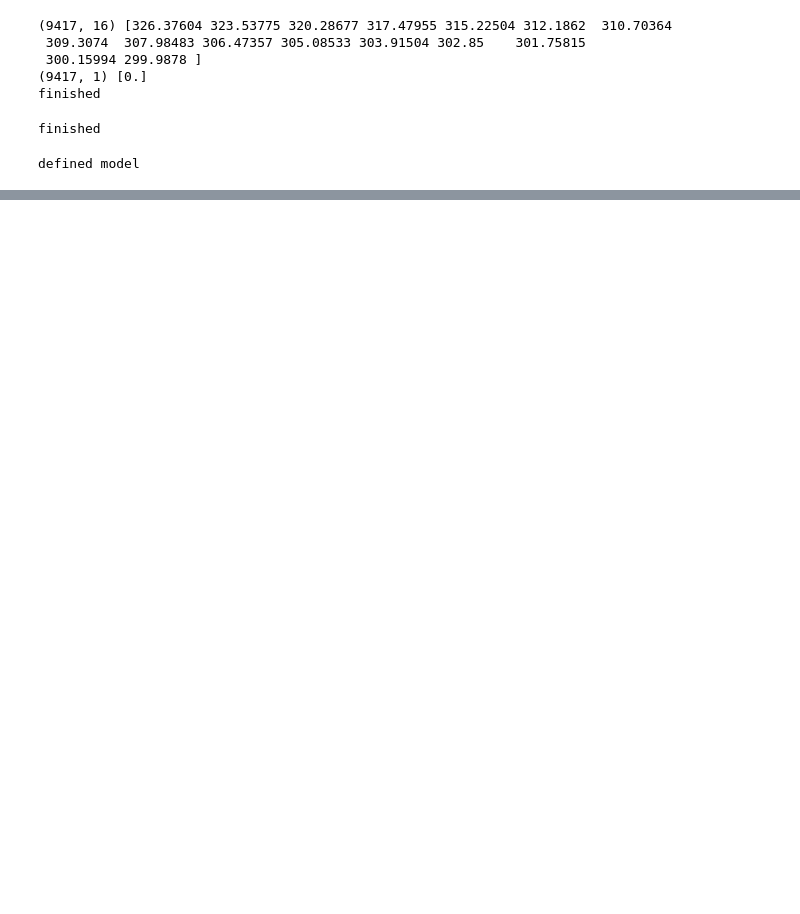
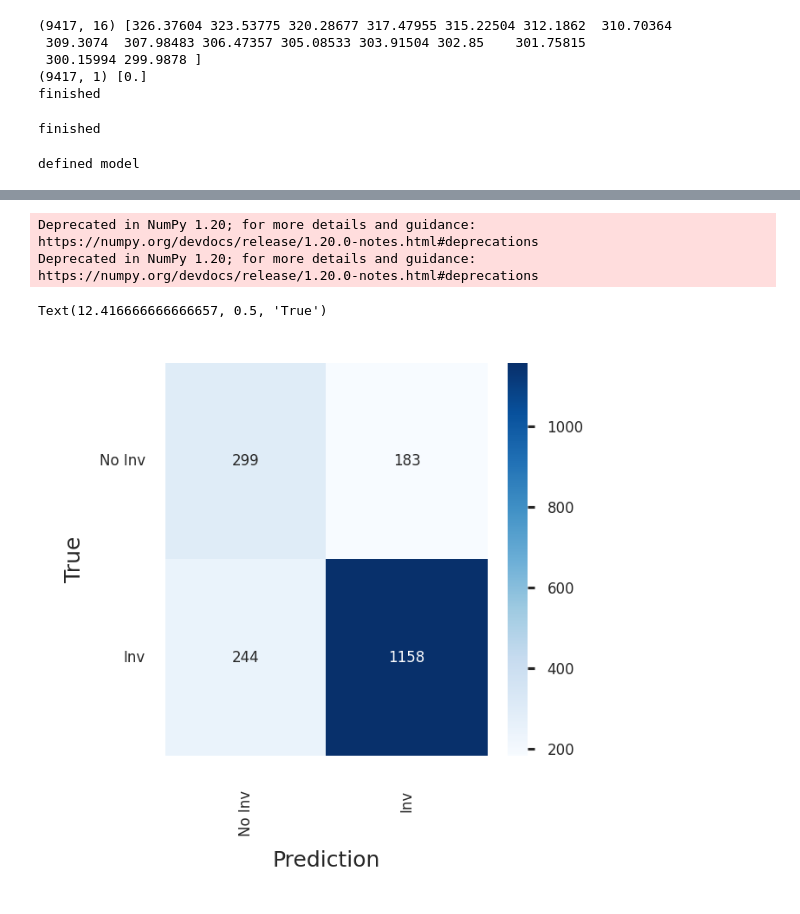
Before and after one commit to HuangJin-De/Machine-Learning-in-Atmospheric-Thermodynamics, a Jupyter notebook: hw03/hw03.ipynb, the cells around one changed output, grey strips where cells are left out. Drawn from its saved outputs; the diff is of its cells as text; code cells hidden in the pictures; blank space fills up the shorter version.

```diff
--- a/hw03/hw03.ipynb
+++ b/hw03/hw03.ipynb
@@ -64,19 +64,7 @@ class TrainData(Dataset):
 
 train_data=TrainData(torch.FloatTensor(x_train),torch.FloatTensor(y_train))
 test_data=TrainData(torch.FloatTensor(x_test),torch.FloatTensor(y_test))
-
-class ValidData(Dataset):
-
-    def __init__(self, x_data):
-        self.x_data = x_data
-
-    def __getitem__(self, index):
-        return self.x_data[index]
-
-    def __len__ (self):
-        return len(self.x_data)
-
-valid_data=ValidData(torch.FloatTensor(x_valid))
+valid_data=TrainData(torch.FloatTensor(x_valid),torch.FloatTensor(y_valid))
 
 BATCH_SIZE=64
 train_loader=DataLoader(dataset=train_data,batch_size=BATCH_SIZE,shuffle=True)
@@ -201,0 +201,40 @@ Accuracy: 78.0%, Avg loss: 0.438515
+# %%
+import seaborn as sn
+
+model2 = BinaryClassification()
+model2.load_state_dict(torch.load('model.pkl'))
+
+classes = [
+    "No Inv",
+    "Inv"
+]
+
+model2.eval()
+
+cm=np.zeros((len(classes),len(classes)))
+
+test_loader=DataLoader(test_data,batch_size=1)
+for x,y in valid_loader:
+  pred = model2(x)
+  pred = torch.round(torch.sigmoid(pred))
+  x1=pred.detach().numpy().astype(np.int)
+  y1=y.detach().numpy().astype(np.int)
+  cm[x1,y1]+=1
+  #print(f'預測值："{pred[0].argmax(0)}" / 實際值："{y[0]}"')
+
+plt.rcParams.update({'ytick.major.size':2,'ytick.major.width':0.75})
+fig,ax=plt.subplots(figsize=(2,2),dpi=300)
+ax=sn.heatmap(cm,xticklabels=classes,yticklabels=classes,annot=True,cmap='Blues',fmt='g',annot_kws={"fontsize":4})
+
+plt.yticks(rotation=0)
+plt.xticks(rotation=90)
+sn.set(font_scale=0.5)
+ax.tick_params(labelsize=4)
+ax.figure.axes[-1].tick_params(labelsize=4)
+plt.xlabel('Prediction')
+plt.ylabel('True')
+# %% [output]
+Deprecated in NumPy 1.20; for more details and guidance: https://numpy.org/devdocs/release/1.20.0-notes.html#deprecations
+Deprecated in NumPy 1.20; for more details and guidance: https://numpy.org/devdocs/release/1.20.0-notes.html#deprecations
+Text(12.416666666666657, 0.5, 'True')
+[figure, added]
```
Also changed, not shown: parts of 3 cells of this notebook.
